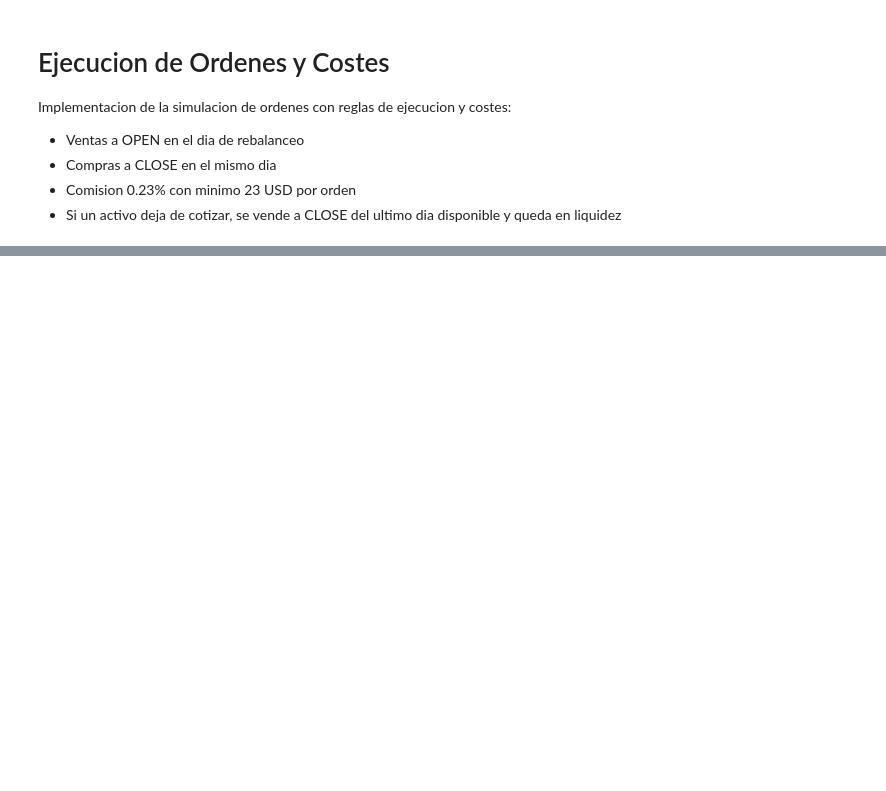
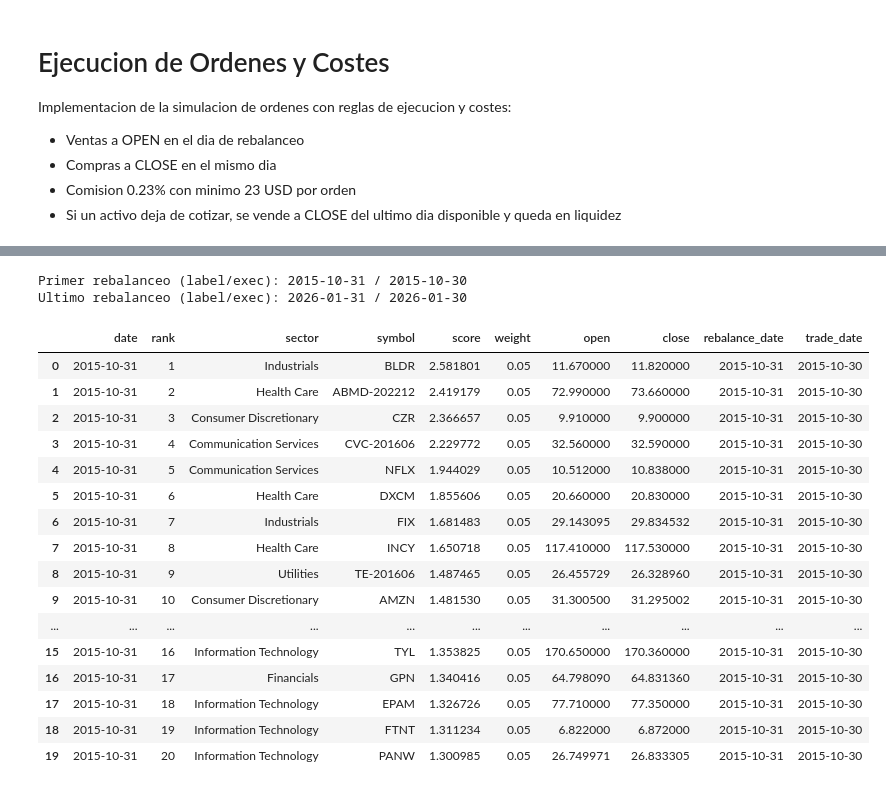
Before and after one commit to NataliaSJO/Practica-Miax-Backtesting, a Jupyter notebook: ejecucionCostes.ipynb, the cells around one changed output, grey strips where cells are left out. Drawn from its saved outputs; the diff is of its cells as text; code cells hidden in the pictures; blank space fills up the shorter version.

```diff
--- a/ejecucionCostes.ipynb
+++ b/ejecucionCostes.ipynb
@@ -186,0 +48,14 @@ history_df.head()
+# %%
+# Precios de mercado diarios para ejecucion (universo completo)
+market = pd.read_pickle('sp500_history_filtered.pkl')[['date', 'symbol', 'open', 'close', 'sector']].copy()
+market['date'] = pd.to_datetime(market['date'])
+market['open'] = pd.to_numeric(market['open'], errors='coerce')
+market['close'] = pd.to_numeric(market['close'], errors='coerce')
+market = market.dropna(subset=['date', 'symbol', 'open', 'close'])
+
+# Un registro por date+symbol
+market = market.sort_values(['date', 'symbol']).drop_duplicates(['date', 'symbol'], keep='last')
+
+print('Rango precios mercado:', market['date'].min().date(), '->', market['date'].max().date())
+print('Symbols con precio:', market['symbol'].nunique())
+market.head()
@@ -186,0 +87,40 @@ history_df.head()
+# %%
+# Mapear fecha de rebalanceo (etiqueta fin de mes) a ultimo dia habil real de mercado
+selection['rebalance_date'] = pd.to_datetime(selection['date'])
+
+last_trade_by_month = (
+    market.groupby(market['date'].dt.to_period('M'))['date']
+          .max()
+)
+
+selection['trade_date'] = selection['rebalance_date'].dt.to_period('M').map(last_trade_by_month)
+selection = selection.dropna(subset=['trade_date']).copy()
+selection['trade_date'] = pd.to_datetime(selection['trade_date'])
+
+missing_trade_date = selection['trade_date'].isna().sum()
+if missing_trade_date > 0:
+    raise ValueError(f'Hay rebalanceos sin trade_date mapeada: {missing_trade_date}')
+
+print('Primer rebalanceo (label/exec):', selection['rebalance_date'].min().date(), '/', selection['trade_date'].min().date())
+print('Ultimo rebalanceo (label/exec):', selection['rebalance_date'].max().date(), '/', selection['trade_date'].max().date())
+selection.head(20)
+# %% [output]
+Primer rebalanceo (label/exec): 2015-10-31 / 2015-10-30
+Ultimo rebalanceo (label/exec): 2026-01-31 / 2026-01-30
+|  | date | rank | sector | symbol | score | weight | open | close | rebalance_date | trade_date |
+| 0 | 2015-10-31 | 1 | Industrials | BLDR | 2.581801 | 0.05 | 11.670000 | 11.820000 | 2015-10-31 | 2015-10-30 |
+| 1 | 2015-10-31 | 2 | Health Care | ABMD-202212 | 2.419179 | 0.05 | 72.990000 | 73.660000 | 2015-10-31 | 2015-10-30 |
+| 2 | 2015-10-31 | 3 | Consumer Discretionary | CZR | 2.366657 | 0.05 | 9.910000 | 9.900000 | 2015-10-31 | 2015-10-30 |
+| 3 | 2015-10-31 | 4 | Communication Services | CVC-201606 | 2.229772 | 0.05 | 32.560000 | 32.590000 | 2015-10-31 | 2015-10-30 |
+| 4 | 2015-10-31 | 5 | Communication Services | NFLX | 1.944029 | 0.05 | 10.512000 | 10.838000 | 2015-10-31 | 2015-10-30 |
+| 5 | 2015-10-31 | 6 | Health Care | DXCM | 1.855606 | 0.05 | 20.660000 | 20.830000 | 2015-10-31 | 2015-10-30 |
+| 6 | 2015-10-31 | 7 | Industrials | FIX | 1.681483 | 0.05 | 29.143095 | 29.834532 | 2015-10-31 | 2015-10-30 |
+| 7 | 2015-10-31 | 8 | Health Care | INCY | 1.650718 | 0.05 | 117.410000 | 117.530000 | 2015-10-31 | 2015-10-30 |
+| 8 | 2015-10-31 | 9 | Utilities | TE-201606 | 1.487465 | 0.05 | 26.455729 | 26.328960 | 2015-10-31 | 2015-10-30 |
+| 9 | 2015-10-31 | 10 | Consumer Discretionary | AMZN | 1.481530 | 0.05 | 31.300500 | 31.295002 | 2015-10-31 | 2015-10-30 |
+| ... | ... | ... | ... | ... | ... | ... | ... | ... | ... | ... |
+| 15 | 2015-10-31 | 16 | Information Technology | TYL | 1.353825 | 0.05 | 170.650000 | 170.360000 | 2015-10-31 | 2015-10-30 |
+| 16 | 2015-10-31 | 17 | Financials | GPN | 1.340416 | 0.05 | 64.798090 | 64.831360 | 2015-10-31 | 2015-10-30 |
+| 17 | 2015-10-31 | 18 | Information Technology | EPAM | 1.326726 | 0.05 | 77.710000 | 77.350000 | 2015-10-31 | 2015-10-30 |
+| 18 | 2015-10-31 | 19 | Information Technology | FTNT | 1.311234 | 0.05 | 6.822000 | 6.872000 | 2015-10-31 | 2015-10-30 |
+| 19 | 2015-10-31 | 20 | Information Technology | PANW | 1.300985 | 0.05 | 26.749971 | 26.833305 | 2015-10-31 | 2015-10-30 |
```
Also changed, not shown: parts of 10 cells of this notebook.
